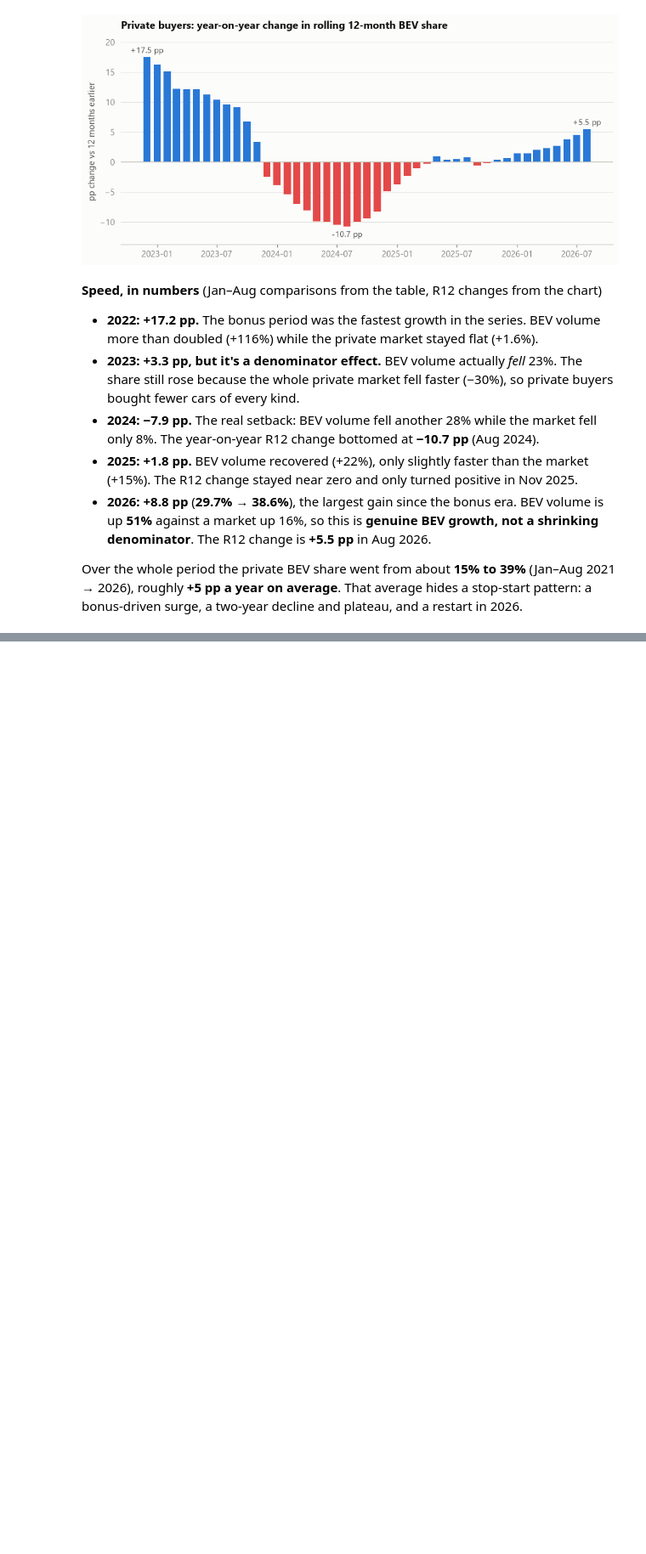
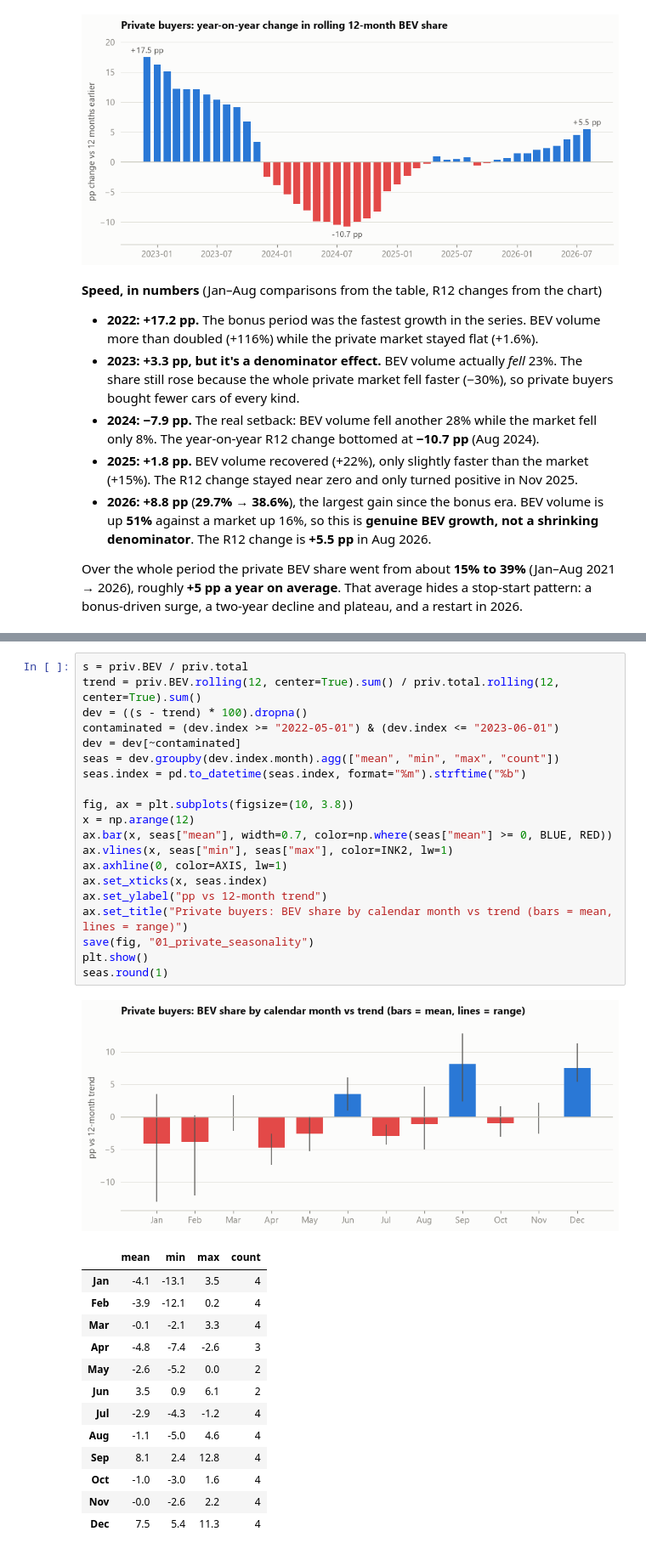
Before and after one commit to suv999/sweden-ev-adoption, a Jupyter notebook: notebooks/01_eda.ipynb, the cells around one changed output, grey strips where cells are left out. Shown at 85% size. Cells and saved outputs as stored; diff of their text form; blank space fills up the shorter version.

```diff
--- a/notebooks/01_eda.ipynb
+++ b/notebooks/01_eda.ipynb
@@ -290,0 +299,35 @@ Over the whole period the private BEV share went from about **15% to 39%** (Jan
+# %%
+s = priv.BEV / priv.total
+trend = priv.BEV.rolling(12, center=True).sum() / priv.total.rolling(12, center=True).sum()
+dev = ((s - trend) * 100).dropna()
+contaminated = (dev.index >= "2022-05-01") & (dev.index <= "2023-06-01")
+dev = dev[~contaminated]
+seas = dev.groupby(dev.index.month).agg(["mean", "min", "max", "count"])
+seas.index = pd.to_datetime(seas.index, format="%m").strftime("%b")
+
+fig, ax = plt.subplots(figsize=(10, 3.8))
+x = np.arange(12)
+ax.bar(x, seas["mean"], width=0.7, color=np.where(seas["mean"] >= 0, BLUE, RED))
+ax.vlines(x, seas["min"], seas["max"], color=INK2, lw=1)
+ax.axhline(0, color=AXIS, lw=1)
+ax.set_xticks(x, seas.index)
+ax.set_ylabel("pp vs 12-month trend")
+ax.set_title("Private buyers: BEV share by calendar month vs trend (bars = mean, lines = range)")
+save(fig, "01_private_seasonality")
+plt.show()
+seas.round(1)
+# %% [output]
+[figure, added]
+|  | mean | min | max | count |
+| Jan | -4.1 | -13.1 | 3.5 | 4 |
+| Feb | -3.9 | -12.1 | 0.2 | 4 |
+| Mar | -0.1 | -2.1 | 3.3 | 4 |
+| Apr | -4.8 | -7.4 | -2.6 | 3 |
+| May | -2.6 | -5.2 | 0.0 | 2 |
+| Jun | 3.5 | 0.9 | 6.1 | 2 |
+| Jul | -2.9 | -4.3 | -1.2 | 4 |
+| Aug | -1.1 | -5.0 | 4.6 | 4 |
+| Sep | 8.1 | 2.4 | 12.8 | 4 |
+| Oct | -1.0 | -3.0 | 1.6 | 4 |
+| Nov | -0.0 | -2.6 | 2.2 | 4 |
+| Dec | 7.5 | 5.4 | 11.3 | 4 |
```
Also changed, not shown: parts of 2 cells of this notebook, 1 other file.
